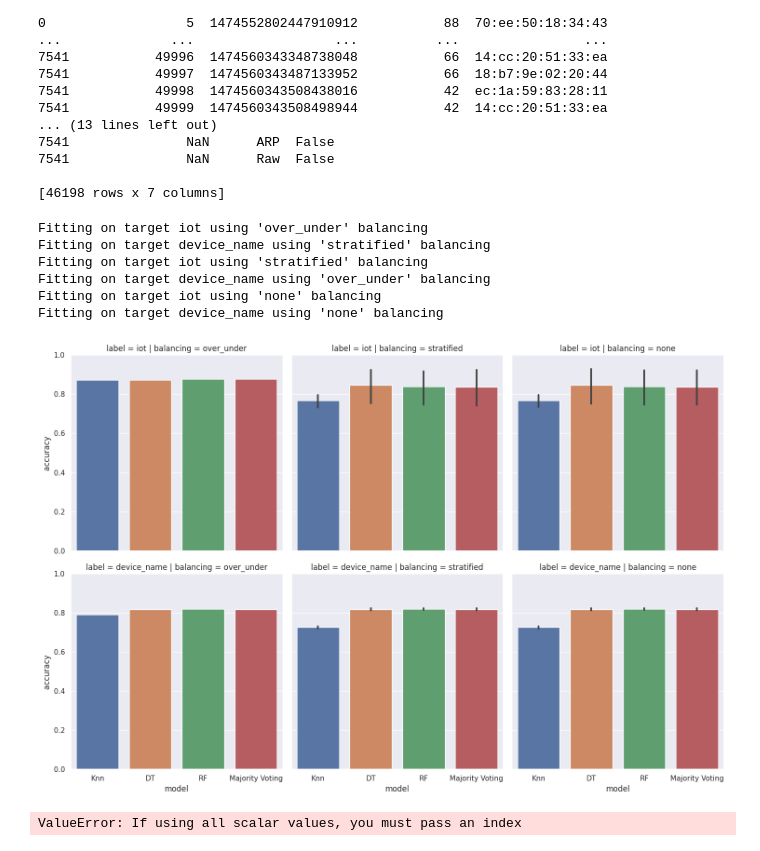
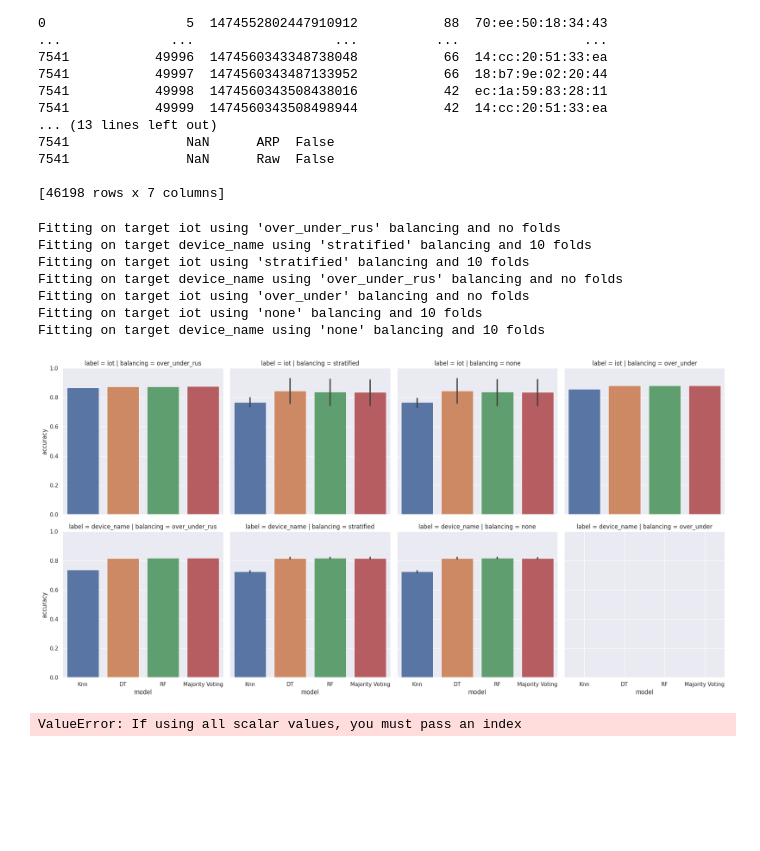
Before and after one commit to cochaviz/iot_classifier, a Jupyter notebook: classifier.ipynb, the cells around one changed output. Drawn from its saved outputs; the diff is of its cells as text; code cells hidden in the pictures; blank space fills up the shorter version.

Commit message:
Accedentally always balanced when using KFold

```diff
--- a/classifier.ipynb
+++ b/classifier.ipynb
@@ -164,13 +164,14 @@ class Balancing(StrEnum):
     NONE = "none"
     STRATIFIED = "stratified"
     OVER_UNDER = "over_under"
+    OVER_UNDER_RUS = "over_under_rus"
 
-def _balance_over_under(X, y, random_state: int | None = None):
+def _balance_over_under(X, y, rus=False, random_state: int | None = None):
     oversampling = SMOTE(random_state=random_state)
 
     # Resource [32] is actually really old (2009), NearMiss is a better alternative than RUS
     # but I left it as an option
-    if random_state is not None:
+    if rus:
         undersampling = RandomUnderSampler(random_state=random_state)
     else:
         undersampling = NearMiss()
@@ -186,17 +187,22 @@ def train_and_test_classifiers(labeled_features, target_label, balancing=Balanci
     Trains and tests a series of models on the given, labeled data
     (Knn, RF, DT, SVM, Majority Voting)
     """
+    assert not (balancing == "stratified" and n_splits < 1) # KFold cannot be disable if using the stratified balancing strategy
+
     X = labeled_features.iloc[:, 1:3]
     y = labeled_features.iloc[:][target_label]
 
     # kf cross validation is still a good idea for testing the iot performance, not actually done in the paper tho
+    # kind of janky, but oh well
     if n_splits == 1:
         X_train, X_test, y_train, y_test = model_selection.train_test_split(X, y, test_size=.25, random_state=random_state)
     else:
-        kf = model_selection.StratifiedKFold(n_splits=n_splits, shuffle=shuffle, random_state=random_state)
+        kf = model_selection.KFold(n_splits=n_splits, shuffle=shuffle, random_state=random_state)
 
     if balancing == "under_over":
         X, y = _balance_over_under(X, y, random_state=random_state)
+    if balancing == "under_over_rus":
+        X, y = _balance_over_under(X, y, rus=True, random_state=random_state)
     if balancing == "stratified":
         kf = model_selection.StratifiedKFold(n_splits=n_splits, shuffle=shuffle, random_state=random_state)
 
@@ -217,6 +223,7 @@ def train_and_test_classifiers(labeled_features, target_label, balancing=Balanci
     print("Fitting on target {} using '{}' balancing and {} folds".format(target_label, balancing, "no" if n_splits == 1 else n_splits))
     for (name, model) in models.items():
 
+        # This is kinda janky, but oh well
         if n_splits == 1:
             trained[name] = model.fit(X_train, y_train)
 
@@ -240,39 +247,43 @@ def train_and_test_classifiers(labeled_features, target_label, balancing=Balanci
 device_features = labeled_features.loc[labeled_features['iot'] == True]
 
 # Balancing as done in the paper
-iot_classfiers, iot_scores = train_and_test_classifiers(labeled_features, 'iot', balancing=Balancing.OVER_UNDER, n_splits=1)
+iot_classfiers, iot_scores = train_and_test_classifiers(labeled_features, 'iot', balancing=Balancing.OVER_UNDER_RUS, n_splits=1)
 device_classifier, device_scores = train_and_test_classifiers(device_features, 'device_name', balancing=Balancing.STRATIFIED)
 
 # Balancing strategies reversed
 iot_classfiers_diff, iot_scores_diff = train_and_test_classifiers(labeled_features, 'iot', balancing=Balancing.STRATIFIED)
-device_classifier_diff, device_scores_diff = train_and_test_classifiers(device_features, 'device_name', balancing=Balancing.OVER_UNDER, n_splits=1)
+device_classifier_diff, device_scores_diff = train_and_test_classifiers(device_features, 'device_name', balancing=Balancing.OVER_UNDER_RUS, n_splits=1)
+
+# Balancing without RUS (with NearMiss)
+iot_classfiers_nm, iot_scores_nm = train_and_test_classifiers(labeled_features, 'iot', balancing=Balancing.OVER_UNDER, n_splits=1)
 
 # No balancing for either
 iot_classfiers_unb, iot_scores_unb = train_and_test_classifiers(labeled_features, 'iot', balancing=Balancing.NONE)
 device_classifier_unb, device_scores_unb = train_and_test_classifiers(device_features, 'device_name', balancing=Balancing.NONE)
 # %% [output]
-Fitting on target iot using 'over_under' balancing
-Fitting on target device_name using 'stratified' balancing
-Fitting on target iot using 'stratified' balancing
-Fitting on target device_name using 'over_under' balancing
-Fitting on target iot using 'none' balancing
-Fitting on target device_name using 'none' balancing
+Fitting on target iot using 'over_under_rus' balancing and no folds
+Fitting on target device_name using 'stratified' balancing and 10 folds
+Fitting on target iot using 'stratified' balancing and 10 folds
+Fitting on target device_name using 'over_under_rus' balancing and no folds
+Fitting on target iot using 'over_under' balancing and no folds
+Fitting on target iot using 'none' balancing and 10 folds
+Fitting on target device_name using 'none' balancing and 10 folds
 # %%
 def draw_performance_plot(scores):
     sns.catplot(scores, x="model", y="accuracy", kind="bar")
     plt.ylim(0, 1)
 
 def draw_multiple_perf(scores):
     assert "balancing" in scores.columns
 
     sns.catplot(scores, x="model", y="accuracy", col="balancing", row="label", kind="bar")
     plt.ylim(0, 1)
 
-all_scores = pd.concat([iot_scores, device_scores, iot_scores_unb, device_scores_unb, iot_scores_diff, device_scores_diff])
+all_scores = pd.concat([iot_scores, device_scores, iot_scores_unb, device_scores_unb, iot_scores_diff, device_scores_diff, iot_scores_nm])
 
 draw_multiple_perf(all_scores)
 # %% [output]
-[figure, old version]
+[figure, new version]
 # %%
 from sklearn import metrics
 
```
